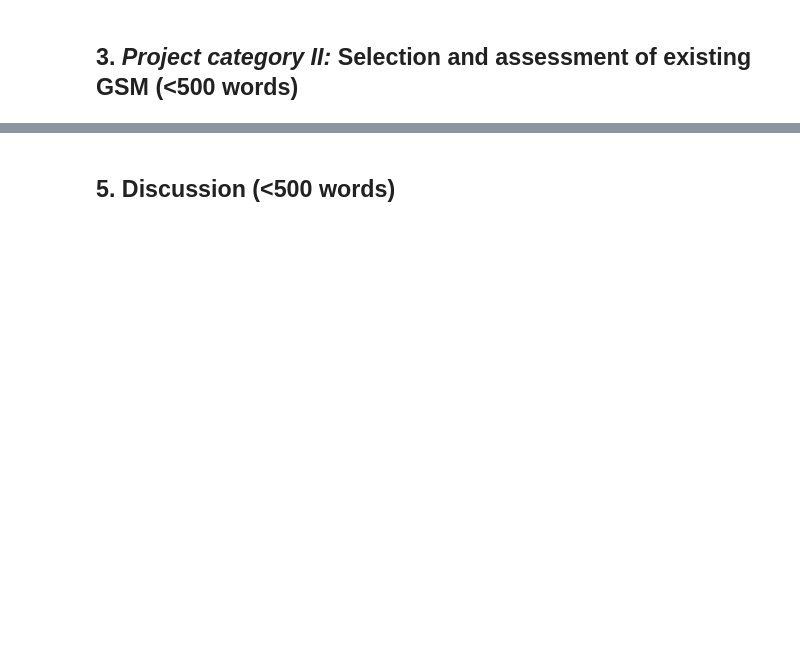
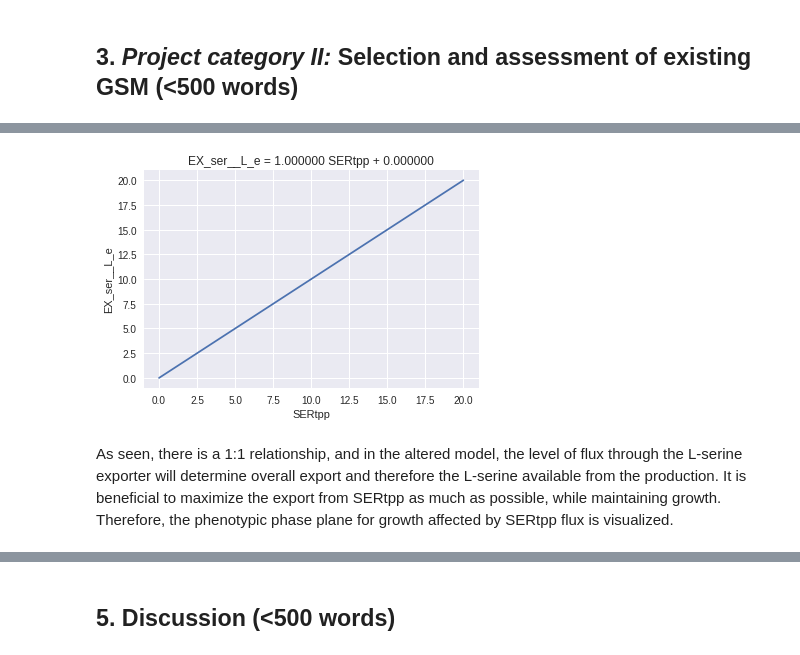
Before and after one commit to 27410/27410-2020-group-project-group-6, a Jupyter notebook: Report.ipynb, the cells around one changed output, grey strips where cells are left out. Cells and saved outputs as stored; diff of their text form; code cells hidden in the pictures; blank space fills up the shorter version.

```diff
--- a/Report.ipynb
+++ b/Report.ipynb
@@ -57,0 +313,7 @@ For our project we selected the iML1515 E.coli GSM, which is a reconstruction of
+# %%
+# Flux through the biosynthesis genes in the wild type
+with model:
+    solution = model.optimize()
+    print('serA flux:', solution.fluxes.PGCD)
+    print('serC flux:', solution.fluxes.PSERT)
+    print('serB flux:', solution.fluxes.PSP_L)
@@ -57,0 +542,24 @@ For our project we selected the iML1515 E.coli GSM, which is a reconstruction of
+# %%
+altered_model = model_KO_overexpression.copy()
+
+altered_model.reactions.SERtpp.bounds = 0,1000   # L-serine export via facilitated transport
+altered_model.reactions.SERt4pp.knock_out() # L-serine via sodium symport (periplasm) (uptake)
+altered_model.reactions.SERt2rpp.knock_out() # L-serine reversible transport via proton symport (periplasm) (uptake)
+
+# Checking the results are the same
+with model:
+    print("ALTERED MODEL")
+    altered_model.reactions.SERtpp.bounds = 18.5,1000
+    solution = altered_model.optimize()
+    print("Max BM production [mmol gDW^-1 h^-1]:", solution.fluxes['BIOMASS_Ec_iML1515_core_75p37M'])
+    print('Serine Production[mmol gDW^-1 h^-1]:', solution.fluxes.EX_ser__L_e)
+    print('Glucose flux: ', solution.fluxes.EX_glc__D_e)
+    print("Yield on glucose: ", solution.fluxes.EX_ser__L_e / (-1*altered_model.reactions.EX_glc__D_e.flux))
+    print('Serine to glycine flux:', solution.fluxes.GHMT2r)
+    print('Serine to pyruvate flux:', solution.fluxes.SERD_L)
+    print('Glycine uptake flux:', solution.fluxes.EX_gly_e)
+    print('serA flux:', solution.fluxes.PGCD)
+    print('serC flux:', solution.fluxes.PSERT)
+    print('serB flux:', solution.fluxes.PSP_L)
+
+altered_model.reactions.SERtpp.bounds = 0,1000
@@ -57,0 +588,18 @@ For our project we selected the iML1515 E.coli GSM, which is a reconstruction of
+# %%
+# EX_ser__L_e vs. SERtpp phenotypic phase plane
+ppp_ser_prod_vs_ser_exporter = production_envelope(altered_model,
+                    reactions=[altered_model.reactions.SERtpp],
+                    objective=altered_model.reactions.EX_ser__L_e)
+# %%
+# Creating the trendline and plotting
+z = np.polyfit(ppp_ser_prod_vs_ser_exporter['SERtpp'], ppp_ser_prod_vs_ser_exporter['flux_maximum'], 1)
+p = np.poly1d(z)
+plt.plot(ppp_ser_prod_vs_ser_exporter['SERtpp'],ppp_ser_prod_vs_ser_exporter['flux_maximum'],'-')
+plt.ylabel('EX_ser__L_e')
+plt.xlabel('SERtpp')
+plt.title("EX_ser__L_e = %.6f SERtpp + %.6f"%(z[0],z[1])) # trendline equation
+plt.show()
+# %% [output]
+[figure, added]
+# %% [markdown]
+As seen, there is a 1:1 relationship, and in the altered model, the level of flux through the L-serine exporter will determine overall export and therefore the L-serine available from the production. It is beneficial to maximize the export from SERtpp as much as possible, while maintaining growth. Therefore, the phenotypic phase plane for growth affected by SERtpp flux is visualized.
```
Also changed, not shown: parts of 90 cells of this notebook.
